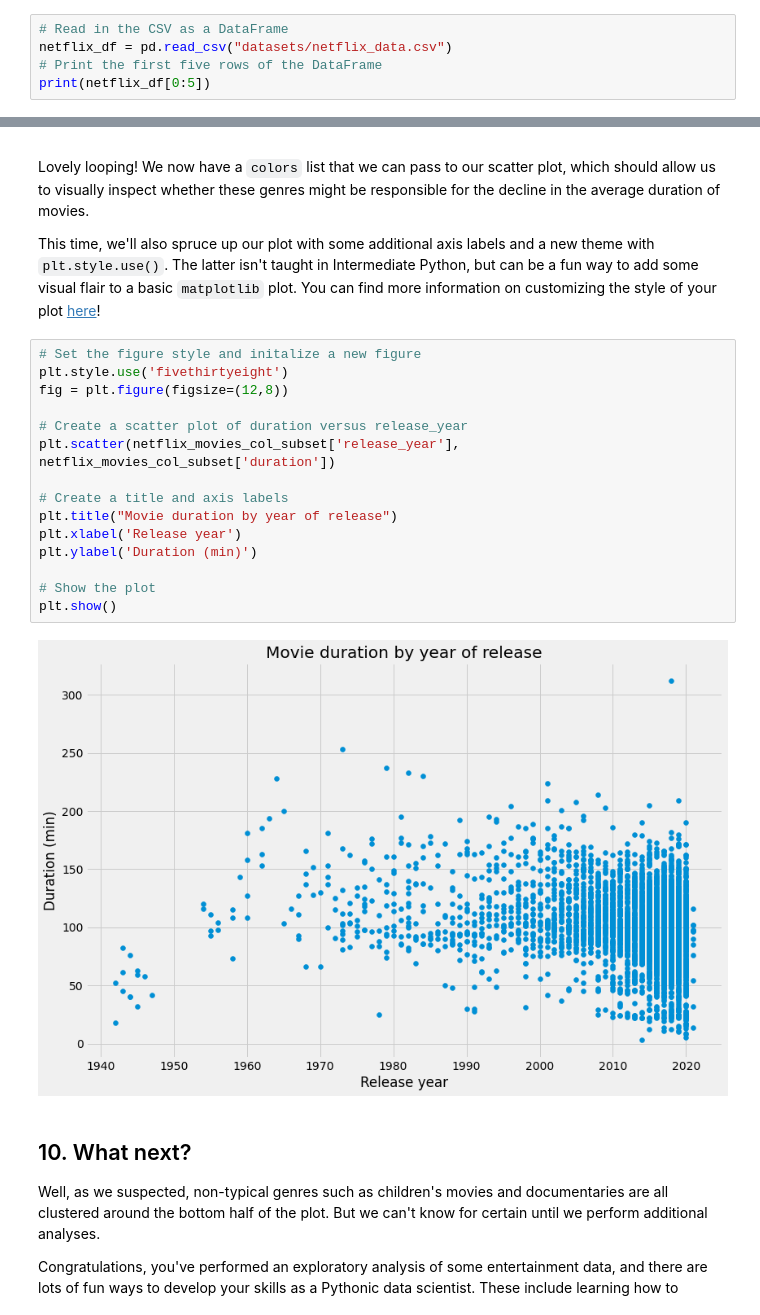
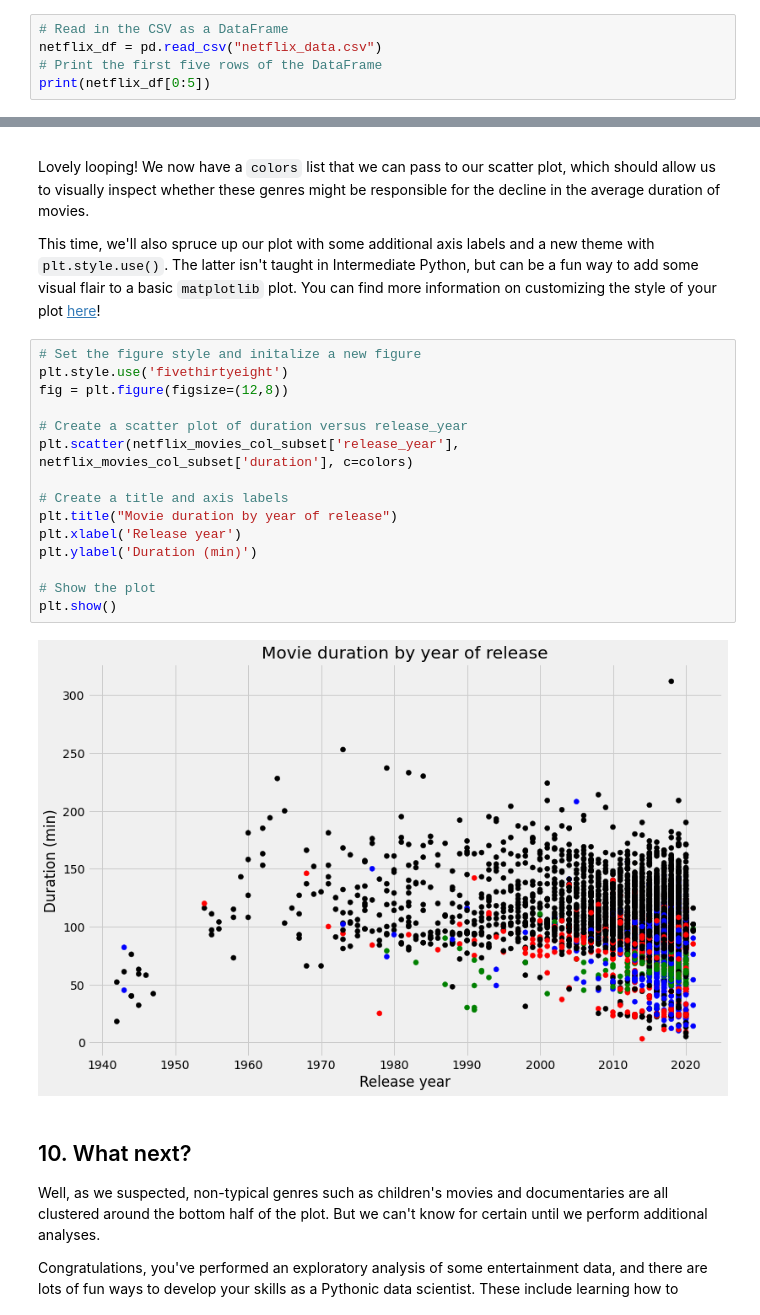
Before and after one commit to turusan-asak/INVESTIGATING-NETFLIX-MOVIES-AND-GUEST-STARS-IN-THE-OFFICE, a Jupyter notebook: INVESTIGATING NETFLIX MOVIES AND GUEST STARS IN THE OFFICE.ipynb, the cells around one changed output, grey strips where cells are left out. Cells and saved outputs as stored; diff of their text form.

```diff
--- a/INVESTIGATING NETFLIX MOVIES AND GUEST STARS IN THE OFFICE.ipynb
+++ b/INVESTIGATING NETFLIX MOVIES AND GUEST STARS IN THE OFFICE.ipynb
@@ -62,7 +72,7 @@ plt.show()
 <p>Upon asking our friend for the original CSV they used to perform their analyses, they gladly oblige and send it. We now have access to the CSV file, available at the path <code>"datasets/netflix_data.csv"</code>. Let's create another DataFrame, this time with all of the data. Given the length of our friend's data, printing the whole DataFrame is probably not a good idea, so we will inspect it by printing only the first five rows.</p>
 # %%
 # Read in the CSV as a DataFrame
-netflix_df = pd.read_csv("datasets/netflix_data.csv")
+netflix_df = pd.read_csv("netflix_data.csv")
 # Print the first five rows of the DataFrame
 print(netflix_df[0:5])
 # %% [output]
@@ -193,20 +203,20 @@ colors[0:10]
 # %%
 # Set the figure style and initalize a new figure
 plt.style.use('fivethirtyeight')
 fig = plt.figure(figsize=(12,8))
 
 # Create a scatter plot of duration versus release_year
-plt.scatter(netflix_movies_col_subset['release_year'], netflix_movies_col_subset['duration'])
+plt.scatter(netflix_movies_col_subset['release_year'], netflix_movies_col_subset['duration'], c=colors)
 
 # Create a title and axis labels
 plt.title("Movie duration by year of release")
 plt.xlabel('Release year')
 plt.ylabel('Duration (min)')
 
 # Show the plot
 plt.show()
 # %% [output]
-[figure, old version]
+[figure, new version]
 # %% [markdown]
 ## 10. What next?
 <p>Well, as we suspected, non-typical genres such as children's movies and documentaries are all clustered around the bottom half of the plot. But we can't know for certain until we perform additional analyses. </p>
```
Also changed, not shown: parts of 3 cells of this notebook, 2 other files.
